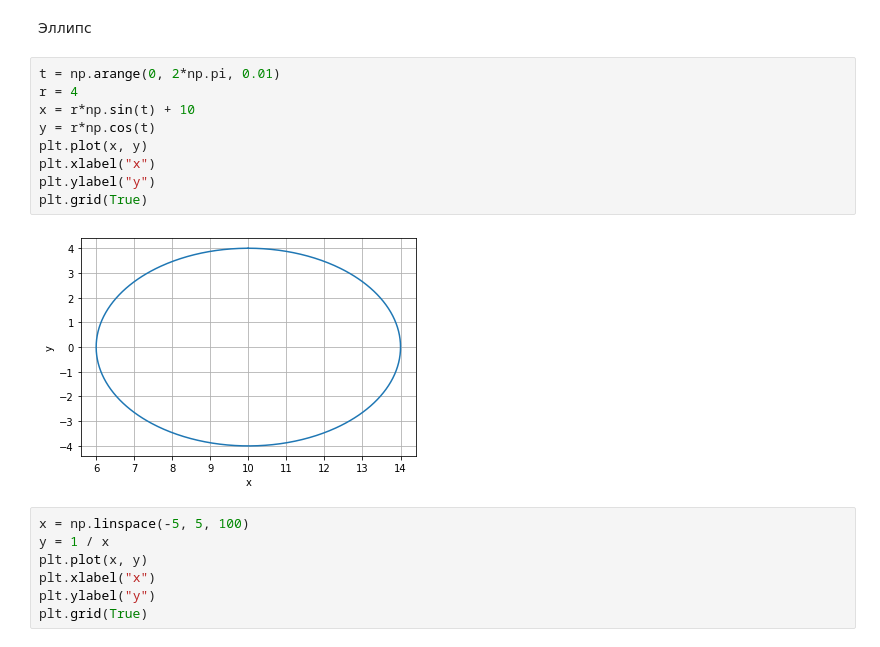
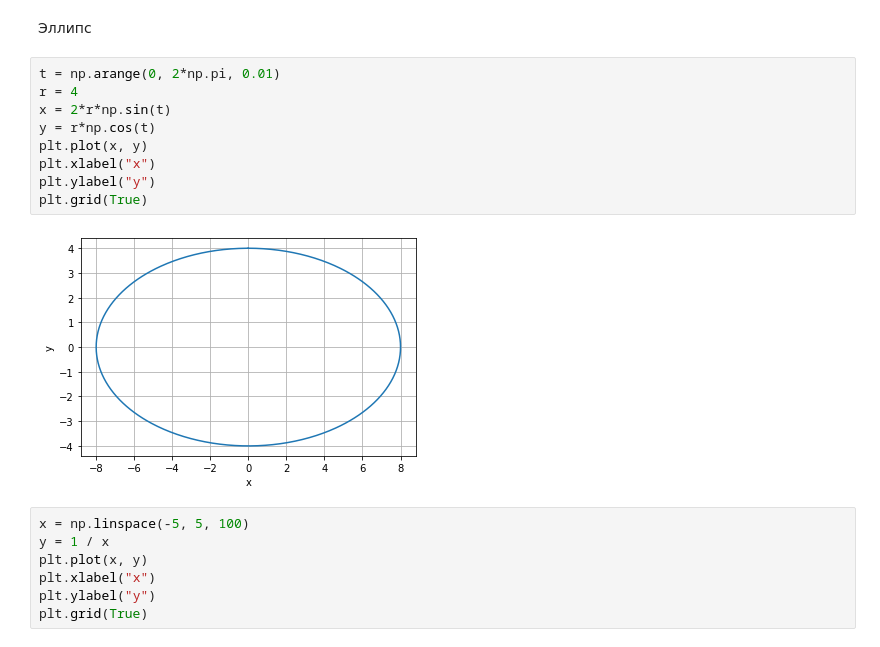
Before and after one commit to humantom88/geebrains-math-intro, a Jupyter notebook: homework3/homework3.ipynb, the cells around one changed output. Drawn from its saved outputs; the diff is of its cells as text.

```diff
--- a/homework3/homework3.ipynb
+++ b/homework3/homework3.ipynb
@@ -88,14 +88,14 @@ plt.grid(True)
 # %%
 t = np.arange(0, 2*np.pi, 0.01)
 r = 4
-x = r*np.sin(t) + 10
+x = 2*r*np.sin(t)
 y = r*np.cos(t)
 plt.plot(x, y)
 plt.xlabel("x")
 plt.ylabel("y")
 plt.grid(True)
 # %% [output]
-[figure, old version]
+[figure, new version]
 # %%
 x = np.linspace(-5, 5, 100)
 y = 1 / x
```
Also changed, not shown: parts of 2 cells of this notebook, 1 other file.
